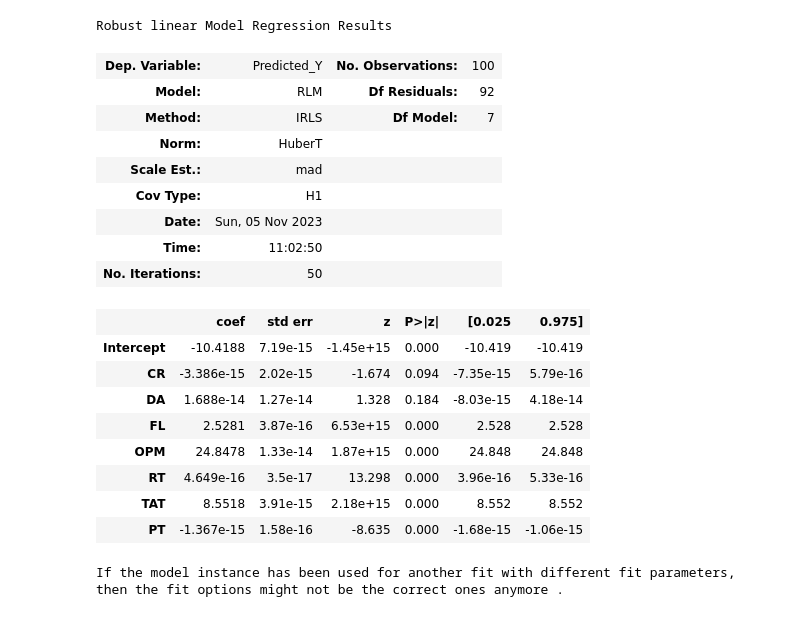
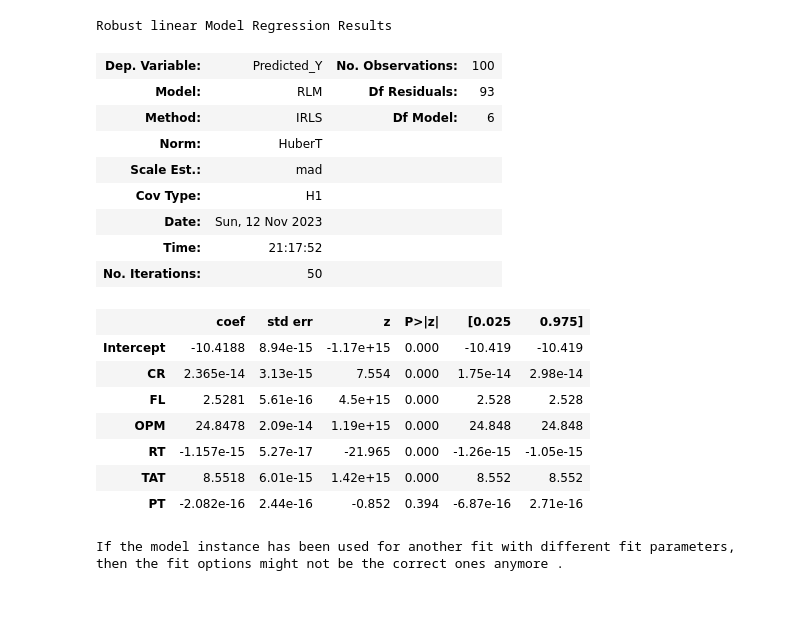
Before and after one commit to MonikaPap/pandas_autumn2023, a Jupyter notebook: fin_indik_regrese.ipynb, the cells around one changed output. Drawn from its saved outputs; the diff is of its cells as text; code cells hidden in the pictures.

```diff
--- a/fin_indik_regrese.ipynb
+++ b/fin_indik_regrese.ipynb
@@ -193,30 +218,29 @@ Robust linear Model Regression Results
 | PT | 8.743e-16 | 1.37e-16 | 6.366 | 0.000 | 6.05e-16 | 1.14e-15 |
 If the model instance has been used for another fit with different fit parameters, then the fit options might not be the correct ones anymore .
 # %%
-formula_2 = "Predicted_Y ~ CR + DA + FL + OPM + RT + TAT + PT"
+formula_2 = "Predicted_Y ~ CR + FL + OPM + RT + TAT + PT"
 mod_2 = smf.rlm(formula=formula_2, data=df)
 res_2 = mod_2.fit()
 res_2.summary()
 # %% [output]
 Robust linear Model Regression Results
 | Dep. Variable: | Predicted_Y | No. Observations: | 100 |
-| Model: | RLM | Df Residuals: | 92 |
-| Method: | IRLS | Df Model: | 7 |
+| Model: | RLM | Df Residuals: | 93 |
+| Method: | IRLS | Df Model: | 6 |
 | Norm: | HuberT |  |  |
 | Scale Est.: | mad |  |  |
 | Cov Type: | H1 |  |  |
-| Date: | Sun, 05 Nov 2023 |  |  |
-| Time: | 11:02:50 |  |  |
+| Date: | Sun, 12 Nov 2023 |  |  |
+| Time: | 21:17:52 |  |  |
 | No. Iterations: | 50 |  |  |
 |  | coef | std err | z | P>|z| | [0.025 | 0.975] |
-| Intercept | -10.4188 | 7.19e-15 | -1.45e+15 | 0.000 | -10.419 | -10.419 |
-| CR | -3.386e-15 | 2.02e-15 | -1.674 | 0.094 | -7.35e-15 | 5.79e-16 |
-| DA | 1.688e-14 | 1.27e-14 | 1.328 | 0.184 | -8.03e-15 | 4.18e-14 |
-| FL | 2.5281 | 3.87e-16 | 6.53e+15 | 0.000 | 2.528 | 2.528 |
-| OPM | 24.8478 | 1.33e-14 | 1.87e+15 | 0.000 | 24.848 | 24.848 |
-| RT | 4.649e-16 | 3.5e-17 | 13.298 | 0.000 | 3.96e-16 | 5.33e-16 |
-| TAT | 8.5518 | 3.91e-15 | 2.18e+15 | 0.000 | 8.552 | 8.552 |
-| PT | -1.367e-15 | 1.58e-16 | -8.635 | 0.000 | -1.68e-15 | -1.06e-15 |
+| Intercept | -10.4188 | 8.94e-15 | -1.17e+15 | 0.000 | -10.419 | -10.419 |
+| CR | 2.365e-14 | 3.13e-15 | 7.554 | 0.000 | 1.75e-14 | 2.98e-14 |
+| FL | 2.5281 | 5.61e-16 | 4.5e+15 | 0.000 | 2.528 | 2.528 |
+| OPM | 24.8478 | 2.09e-14 | 1.19e+15 | 0.000 | 24.848 | 24.848 |
+| RT | -1.157e-15 | 5.27e-17 | -21.965 | 0.000 | -1.26e-15 | -1.05e-15 |
+| TAT | 8.5518 | 6.01e-15 | 1.42e+15 | 0.000 | 8.552 | 8.552 |
+| PT | -2.082e-16 | 2.44e-16 | -0.852 | 0.394 | -6.87e-16 | 2.71e-16 |
 If the model instance has been used for another fit with different fit parameters, then the fit options might not be the correct ones anymore .
 # %%
 df["Predicted_Robust_Y"] = res_2.predict(df)
```
Also changed, not shown: parts of 18 cells of this notebook.
